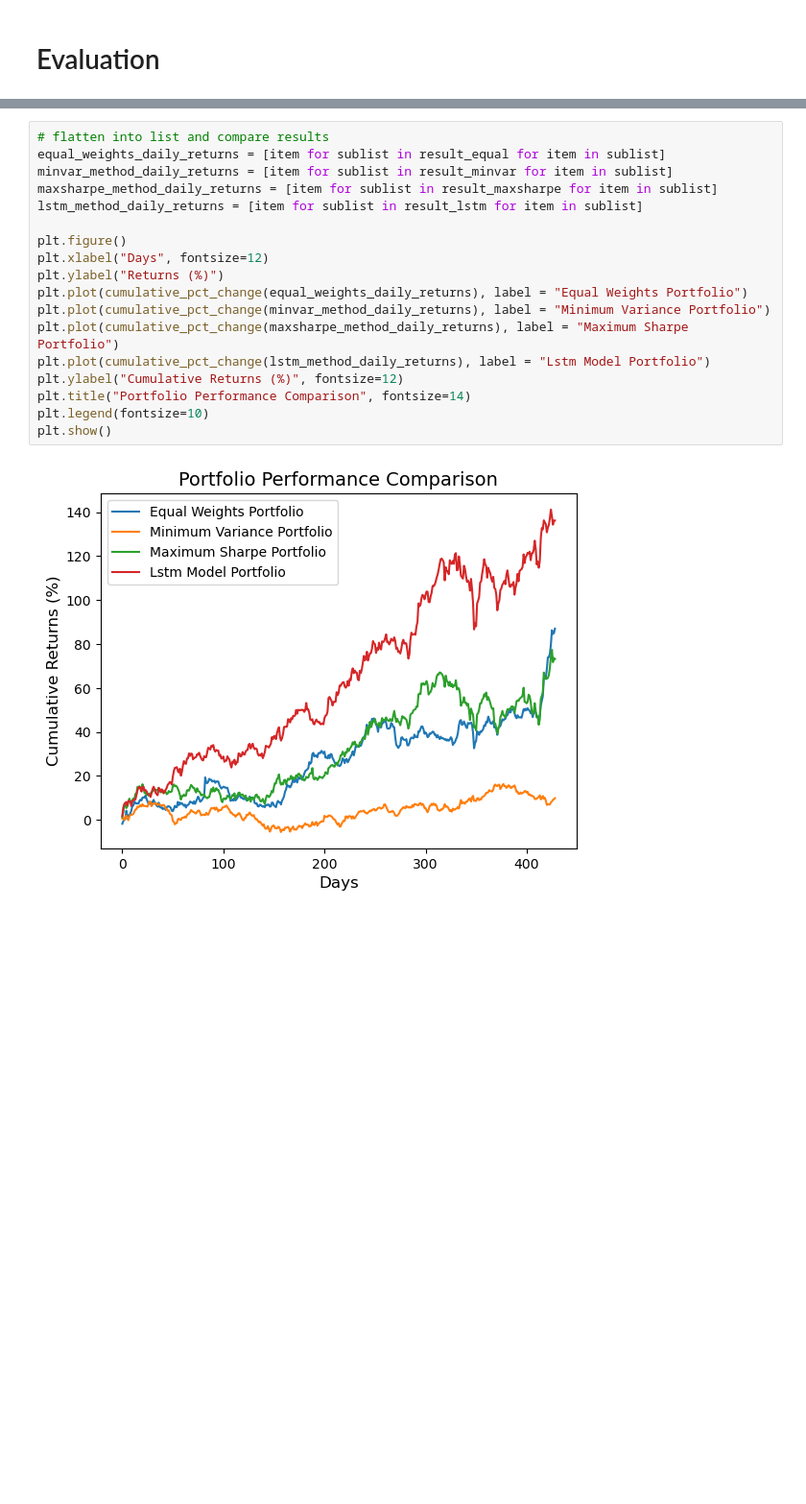
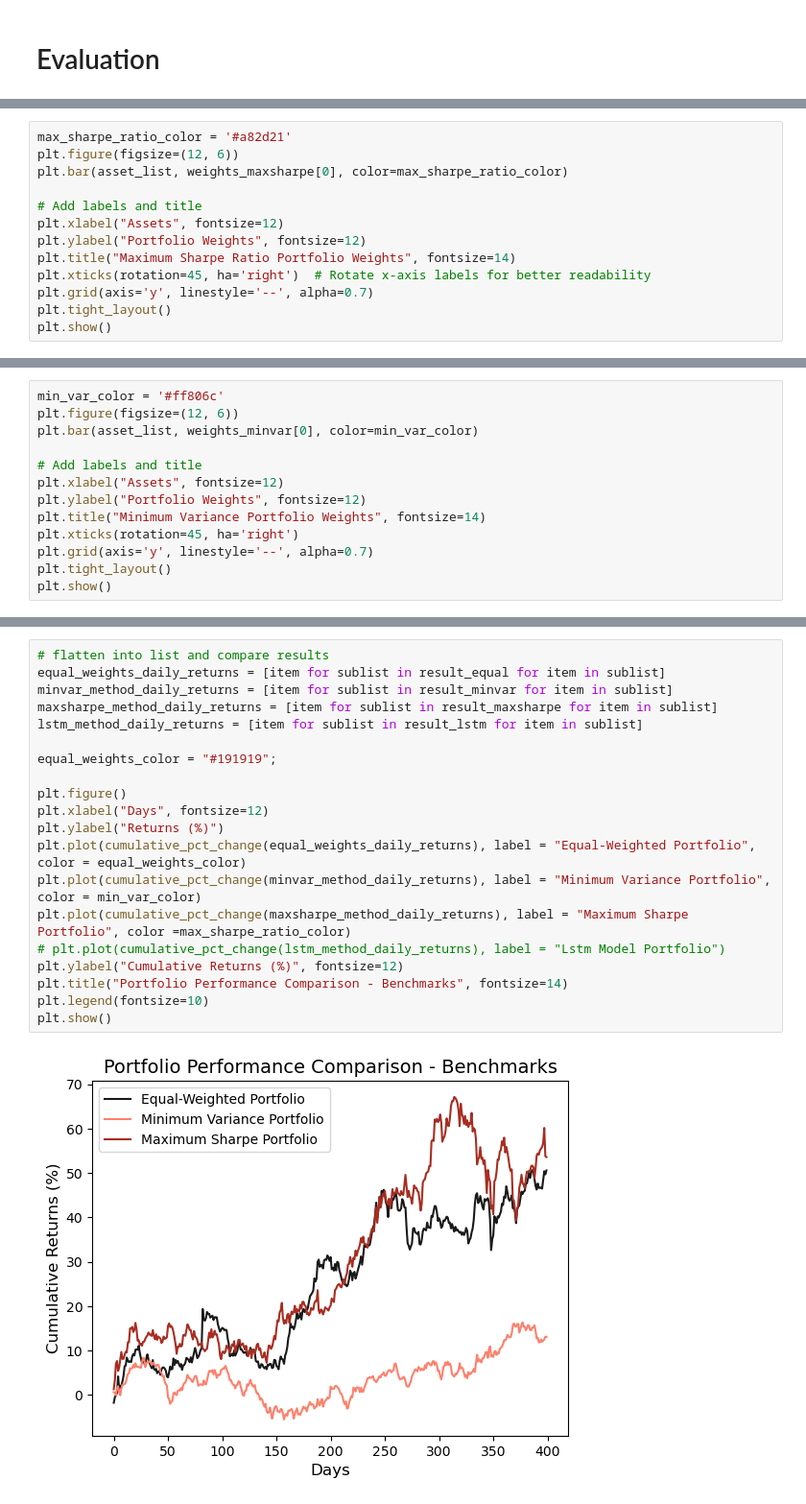
Before and after one commit to njh18/qf634-quant-research-methods, a Jupyter notebook: main.ipynb, the cells around one changed output, grey strips where cells are left out. Shown at 96% size. Saved outputs shown, nothing was run; the diff lists cells and outputs as text; blank space fills up the shorter version.

Commit message:
Clean up and plot charts

```diff
--- a/main.ipynb
+++ b/main.ipynb
@@ -82,0 +136,13 @@ assert cumulative_pct_change(test).tolist() == [0,-50.0,-25.0]
+# %%
+max_sharpe_ratio_color = '#a82d21'
+plt.figure(figsize=(12, 6))
+plt.bar(asset_list, weights_maxsharpe[0], color=max_sharpe_ratio_color)
+
+# Add labels and title
+plt.xlabel("Assets", fontsize=12)
+plt.ylabel("Portfolio Weights", fontsize=12)
+plt.title("Maximum Sharpe Ratio Portfolio Weights", fontsize=14)
+plt.xticks(rotation=45, ha='right')  # Rotate x-axis labels for better readability
+plt.grid(axis='y', linestyle='--', alpha=0.7)
+plt.tight_layout()
+plt.show()
@@ -82,0 +151,13 @@ assert cumulative_pct_change(test).tolist() == [0,-50.0,-25.0]
+# %%
+min_var_color = '#ff806c'
+plt.figure(figsize=(12, 6))
+plt.bar(asset_list, weights_minvar[0], color=min_var_color)
+
+# Add labels and title
+plt.xlabel("Assets", fontsize=12)
+plt.ylabel("Portfolio Weights", fontsize=12)
+plt.title("Minimum Variance Portfolio Weights", fontsize=14)
+plt.xticks(rotation=45, ha='right')
+plt.grid(axis='y', linestyle='--', alpha=0.7)
+plt.tight_layout()
+plt.show()
@@ -83,20 +181,22 @@ assert cumulative_pct_change(test).tolist() == [0,-50.0,-25.0]
 # %%
 # flatten into list and compare results
 equal_weights_daily_returns = [item for sublist in result_equal for item in sublist]
 minvar_method_daily_returns = [item for sublist in result_minvar for item in sublist]
 maxsharpe_method_daily_returns = [item for sublist in result_maxsharpe for item in sublist]
 lstm_method_daily_returns = [item for sublist in result_lstm for item in sublist]
 
+equal_weights_color = "#191919";
+
 plt.figure()
 plt.xlabel("Days", fontsize=12)
 plt.ylabel("Returns (%)")
-plt.plot(cumulative_pct_change(equal_weights_daily_returns), label = "Equal Weights Portfolio")
-plt.plot(cumulative_pct_change(minvar_method_daily_returns), label = "Minimum Variance Portfolio")
-plt.plot(cumulative_pct_change(maxsharpe_method_daily_returns), label = "Maximum Sharpe Portfolio")
-plt.plot(cumulative_pct_change(lstm_method_daily_returns), label = "Lstm Model Portfolio")
+plt.plot(cumulative_pct_change(equal_weights_daily_returns), label = "Equal-Weighted Portfolio", color = equal_weights_color)
+plt.plot(cumulative_pct_change(minvar_method_daily_returns), label = "Minimum Variance Portfolio", color = min_var_color)
+plt.plot(cumulative_pct_change(maxsharpe_method_daily_returns), label = "Maximum Sharpe Portfolio", color =max_sharpe_ratio_color)
+# plt.plot(cumulative_pct_change(lstm_method_daily_returns), label = "Lstm Model Portfolio")
 plt.ylabel("Cumulative Returns (%)", fontsize=12)
-plt.title("Portfolio Performance Comparison", fontsize=14)
+plt.title("Portfolio Performance Comparison - Benchmarks", fontsize=14)
 plt.legend(fontsize=10)
 plt.show()
 # %% [output]
-[figure, old version]
+[figure, new version]
```
Also changed, not shown: parts of 19 cells of this notebook, 6 other files.
